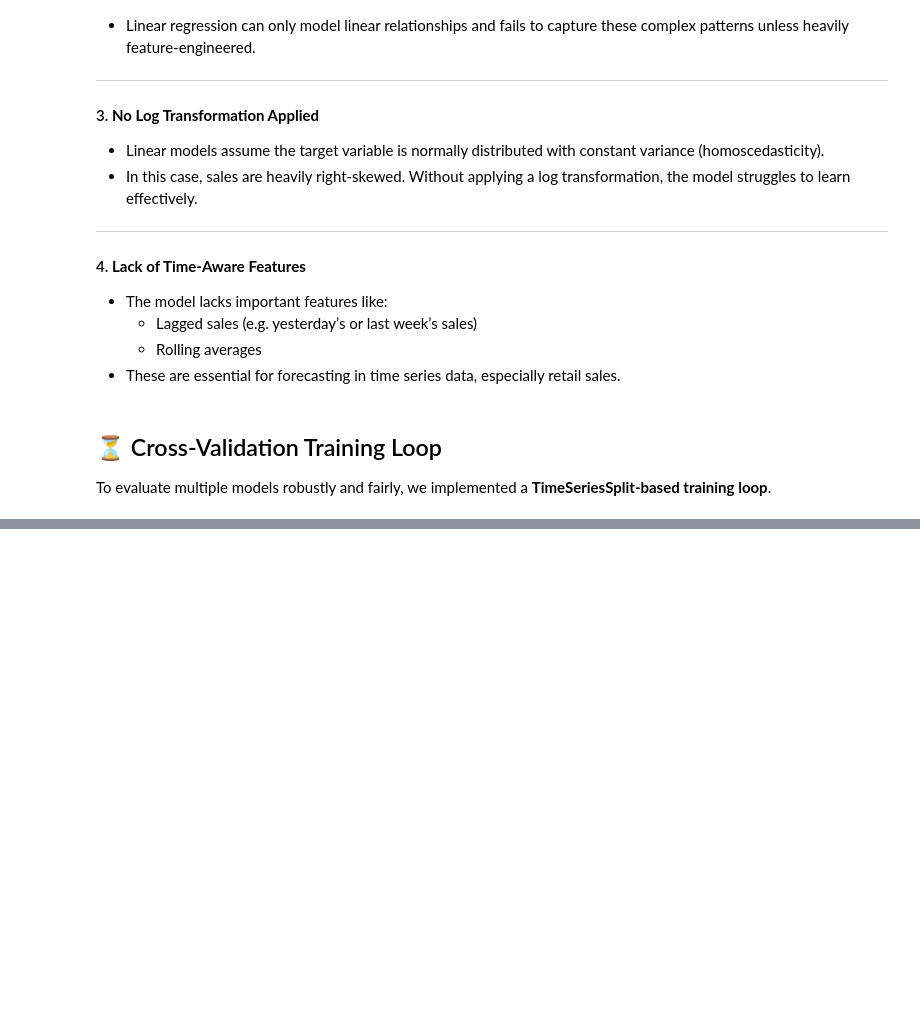
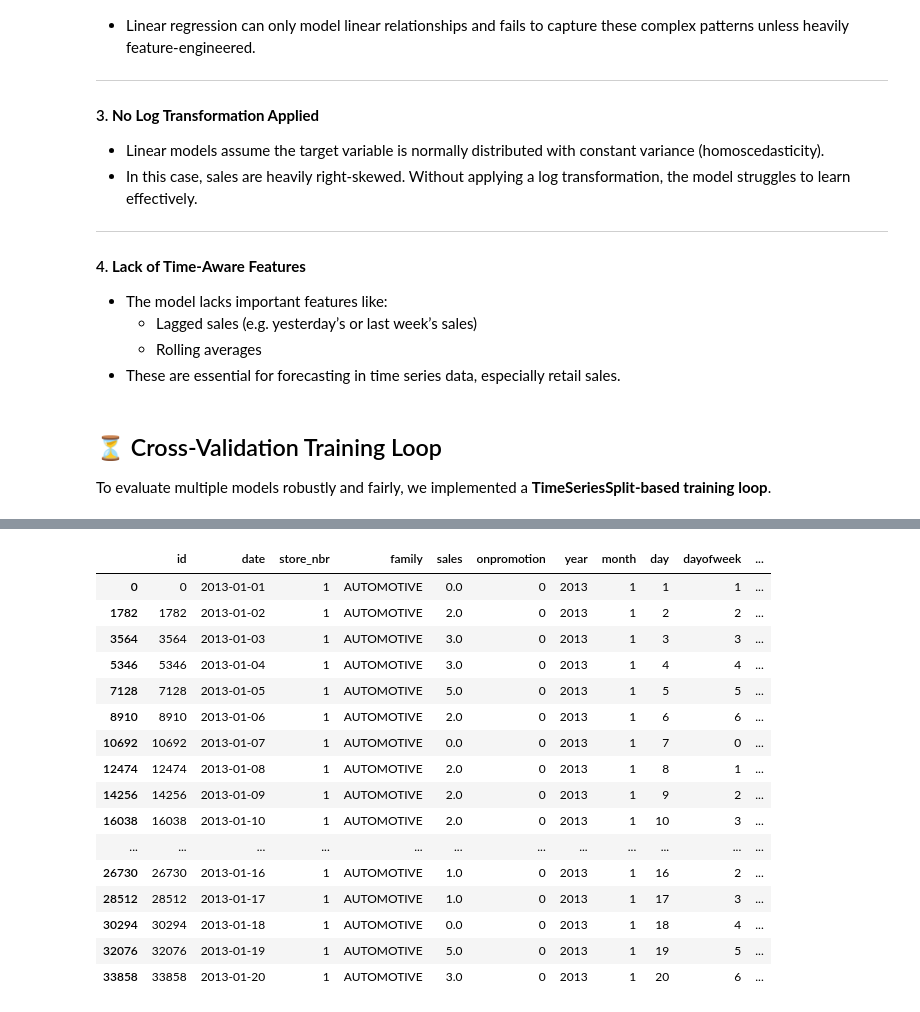
Before and after one commit to gregloos/Store-Sales-Forecasting, a Jupyter notebook: forecasting.ipynb, the cells around one changed output, grey strips where cells are left out. Drawn from its saved outputs; the diff is of its cells as text; code cells hidden in the pictures; blank space fills up the shorter version.

```diff
--- a/forecasting.ipynb
+++ b/forecasting.ipynb
@@ -294,0 +349,20 @@ def evaluate_model(X, y, model, test_size=0.2, shuffle=False, plot_errors=True):
+# %%
+train_data.head(20)
+# %% [output]
+|  | id | date | store_nbr | family | sales | onpromotion | year | month | day | dayofweek | ... |
+| 0 | 0 | 2013-01-01 | 1 | AUTOMOTIVE | 0.0 | 0 | 2013 | 1 | 1 | 1 | ... |
+| 1782 | 1782 | 2013-01-02 | 1 | AUTOMOTIVE | 2.0 | 0 | 2013 | 1 | 2 | 2 | ... |
+| 3564 | 3564 | 2013-01-03 | 1 | AUTOMOTIVE | 3.0 | 0 | 2013 | 1 | 3 | 3 | ... |
+| 5346 | 5346 | 2013-01-04 | 1 | AUTOMOTIVE | 3.0 | 0 | 2013 | 1 | 4 | 4 | ... |
+| 7128 | 7128 | 2013-01-05 | 1 | AUTOMOTIVE | 5.0 | 0 | 2013 | 1 | 5 | 5 | ... |
+| 8910 | 8910 | 2013-01-06 | 1 | AUTOMOTIVE | 2.0 | 0 | 2013 | 1 | 6 | 6 | ... |
+| 10692 | 10692 | 2013-01-07 | 1 | AUTOMOTIVE | 0.0 | 0 | 2013 | 1 | 7 | 0 | ... |
+| 12474 | 12474 | 2013-01-08 | 1 | AUTOMOTIVE | 2.0 | 0 | 2013 | 1 | 8 | 1 | ... |
+| 14256 | 14256 | 2013-01-09 | 1 | AUTOMOTIVE | 2.0 | 0 | 2013 | 1 | 9 | 2 | ... |
+| 16038 | 16038 | 2013-01-10 | 1 | AUTOMOTIVE | 2.0 | 0 | 2013 | 1 | 10 | 3 | ... |
+| ... | ... | ... | ... | ... | ... | ... | ... | ... | ... | ... | ... |
+| 26730 | 26730 | 2013-01-16 | 1 | AUTOMOTIVE | 1.0 | 0 | 2013 | 1 | 16 | 2 | ... |
+| 28512 | 28512 | 2013-01-17 | 1 | AUTOMOTIVE | 1.0 | 0 | 2013 | 1 | 17 | 3 | ... |
+| 30294 | 30294 | 2013-01-18 | 1 | AUTOMOTIVE | 0.0 | 0 | 2013 | 1 | 18 | 4 | ... |
+| 32076 | 32076 | 2013-01-19 | 1 | AUTOMOTIVE | 5.0 | 0 | 2013 | 1 | 19 | 5 | ... |
+| 33858 | 33858 | 2013-01-20 | 1 | AUTOMOTIVE | 3.0 | 0 | 2013 | 1 | 20 | 6 | ... |
```
Also changed, not shown: parts of 8 cells of this notebook.
